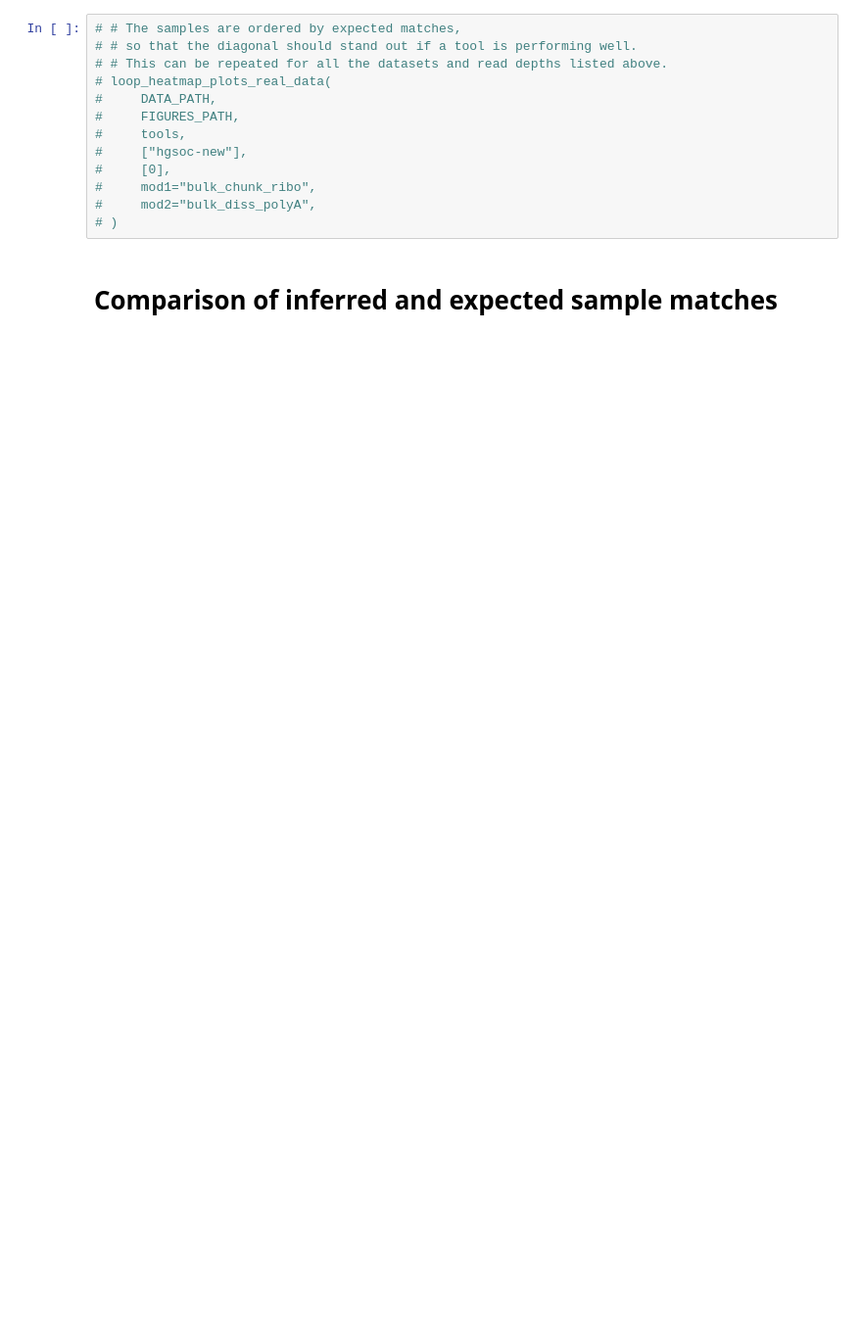
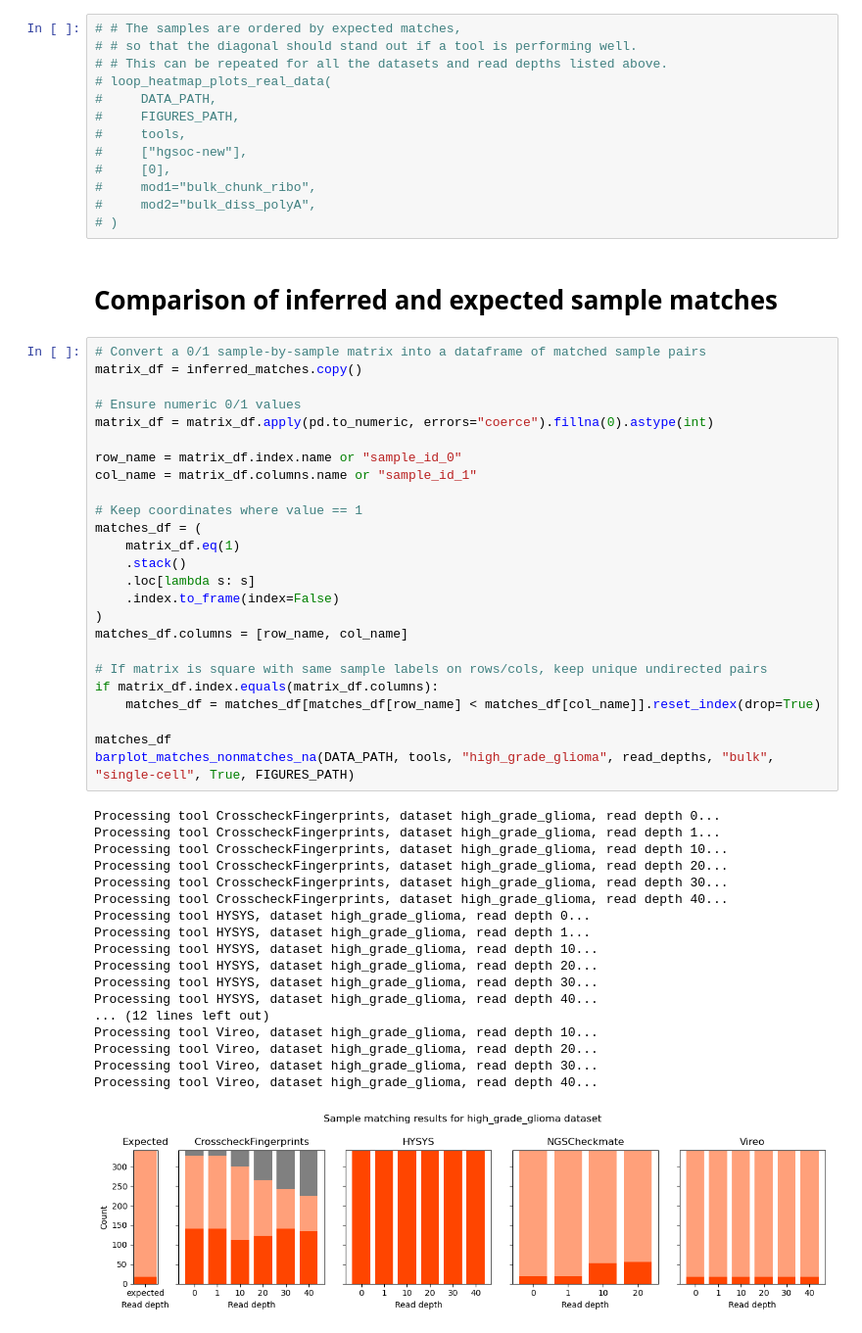
Before and after one commit to emma2207/hgsoc-reconstruction, a Jupyter notebook: sample_id_matching/scripts/experiment/real_data_results.ipynb, the cells around one changed output. Shown at 98% size. Saved outputs shown, nothing was run; the diff lists cells and outputs as text; blank space fills up the shorter version.

```diff
--- a/sample_id_matching/scripts/experiment/real_data_results.ipynb
+++ b/sample_id_matching/scripts/experiment/real_data_results.ipynb
@@ -89,3 +70,47 @@ Processing read depth 40 and tool Vireo for plotting...
 # )
 # %% [markdown]
 # Comparison of inferred and expected sample matches
+# %%
+# Convert a 0/1 sample-by-sample matrix into a dataframe of matched sample pairs
+matrix_df = inferred_matches.copy()
+
+# Ensure numeric 0/1 values
+matrix_df = matrix_df.apply(pd.to_numeric, errors="coerce").fillna(0).astype(int)
+
+row_name = matrix_df.index.name or "sample_id_0"
+col_name = matrix_df.columns.name or "sample_id_1"
+
+# Keep coordinates where value == 1
+matches_df = (
+    matrix_df.eq(1)
+    .stack()
+    .loc[lambda s: s]
+    .index.to_frame(index=False)
+)
+matches_df.columns = [row_name, col_name]
+
+# If matrix is square with same sample labels on rows/cols, keep unique undirected pairs
+if matrix_df.index.equals(matrix_df.columns):
+    matches_df = matches_df[matches_df[row_name] < matches_df[col_name]].reset_index(drop=True)
+
+matches_df
+barplot_matches_nonmatches_na(DATA_PATH, tools, "high_grade_glioma", read_depths, "bulk", "single-cell", True, FIGURES_PATH)
+# %% [output]
+Processing tool CrosscheckFingerprints, dataset high_grade_glioma, read depth 0...
+Processing tool CrosscheckFingerprints, dataset high_grade_glioma, read depth 1...
+Processing tool CrosscheckFingerprints, dataset high_grade_glioma, read depth 10...
+Processing tool CrosscheckFingerprints, dataset high_grade_glioma, read depth 20...
+Processing tool CrosscheckFingerprints, dataset high_grade_glioma, read depth 30...
+Processing tool CrosscheckFingerprints, dataset high_grade_glioma, read depth 40...
+Processing tool HYSYS, dataset high_grade_glioma, read depth 0...
+Processing tool HYSYS, dataset high_grade_glioma, read depth 1...
+Processing tool HYSYS, dataset high_grade_glioma, read depth 10...
+Processing tool HYSYS, dataset high_grade_glioma, read depth 20...
+Processing tool HYSYS, dataset high_grade_glioma, read depth 30...
+Processing tool HYSYS, dataset high_grade_glioma, read depth 40...
+... (12 lines left out)
+Processing tool Vireo, dataset high_grade_glioma, read depth 10...
+Processing tool Vireo, dataset high_grade_glioma, read depth 20...
+Processing tool Vireo, dataset high_grade_glioma, read depth 30...
+Processing tool Vireo, dataset high_grade_glioma, read depth 40...
+[figure, added]
```
Also changed, not shown: parts of 17 cells of this notebook, 3 other files.
